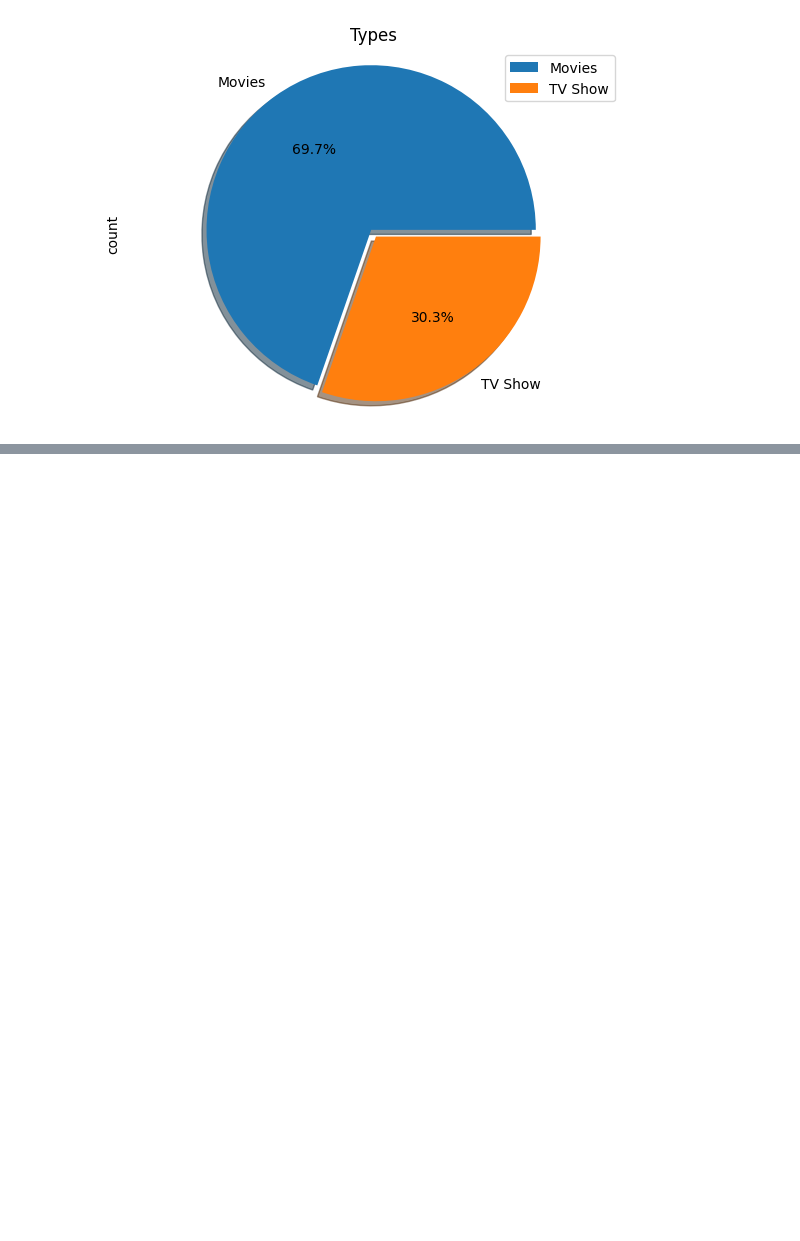
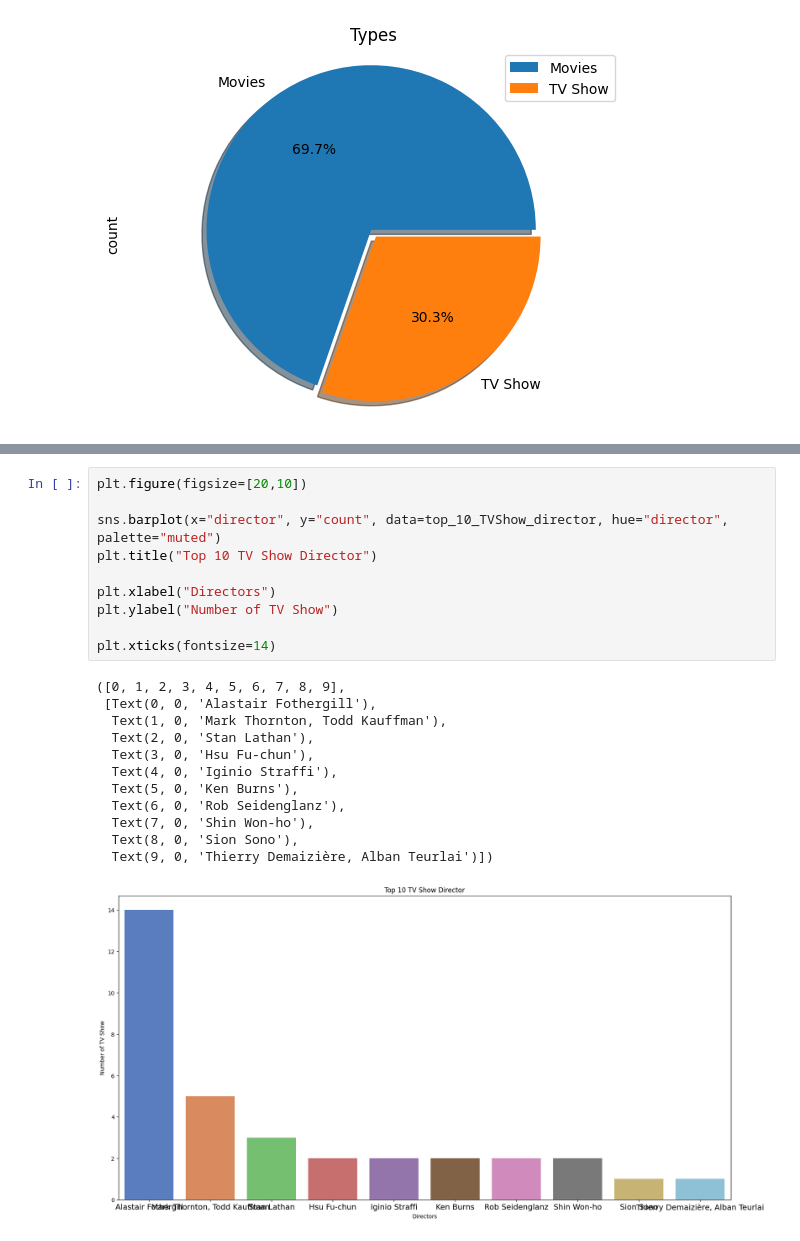
Before and after one commit to Dani-8/Netflix-Data-Analysis, a Jupyter notebook: Netflix-Data-Analysis.ipynb, the cells around one changed output, grey strips where cells are left out. Cells and saved outputs as stored; diff of their text form; blank space fills up the shorter version.

```diff
--- a/Netflix-Data-Analysis.ipynb
+++ b/Netflix-Data-Analysis.ipynb
@@ -641,0 +658,23 @@ Text(0, 0.5, 'Number of Movies/Tv Show')
+# %%
+plt.figure(figsize=[20,10])
+
+sns.barplot(x="director", y="count", data=top_10_TVShow_director, hue="director", palette="muted")
+plt.title("Top 10 TV Show Director")
+
+plt.xlabel("Directors")
+plt.ylabel("Number of TV Show")
+
+plt.xticks(fontsize=14)
+# %% [output]
+([0, 1, 2, 3, 4, 5, 6, 7, 8, 9],
+ [Text(0, 0, 'Alastair Fothergill'),
+  Text(1, 0, 'Mark Thornton, Todd Kauffman'),
+  Text(2, 0, 'Stan Lathan'),
+  Text(3, 0, 'Hsu Fu-chun'),
+  Text(4, 0, 'Iginio Straffi'),
+  Text(5, 0, 'Ken Burns'),
+  Text(6, 0, 'Rob Seidenglanz'),
+  Text(7, 0, 'Shin Won-ho'),
+  Text(8, 0, 'Sion Sono'),
+  Text(9, 0, 'Thierry Demaizière, Alban Teurlai')])
+[figure, added]
```
Also changed, not shown: parts of 3 cells of this notebook.
